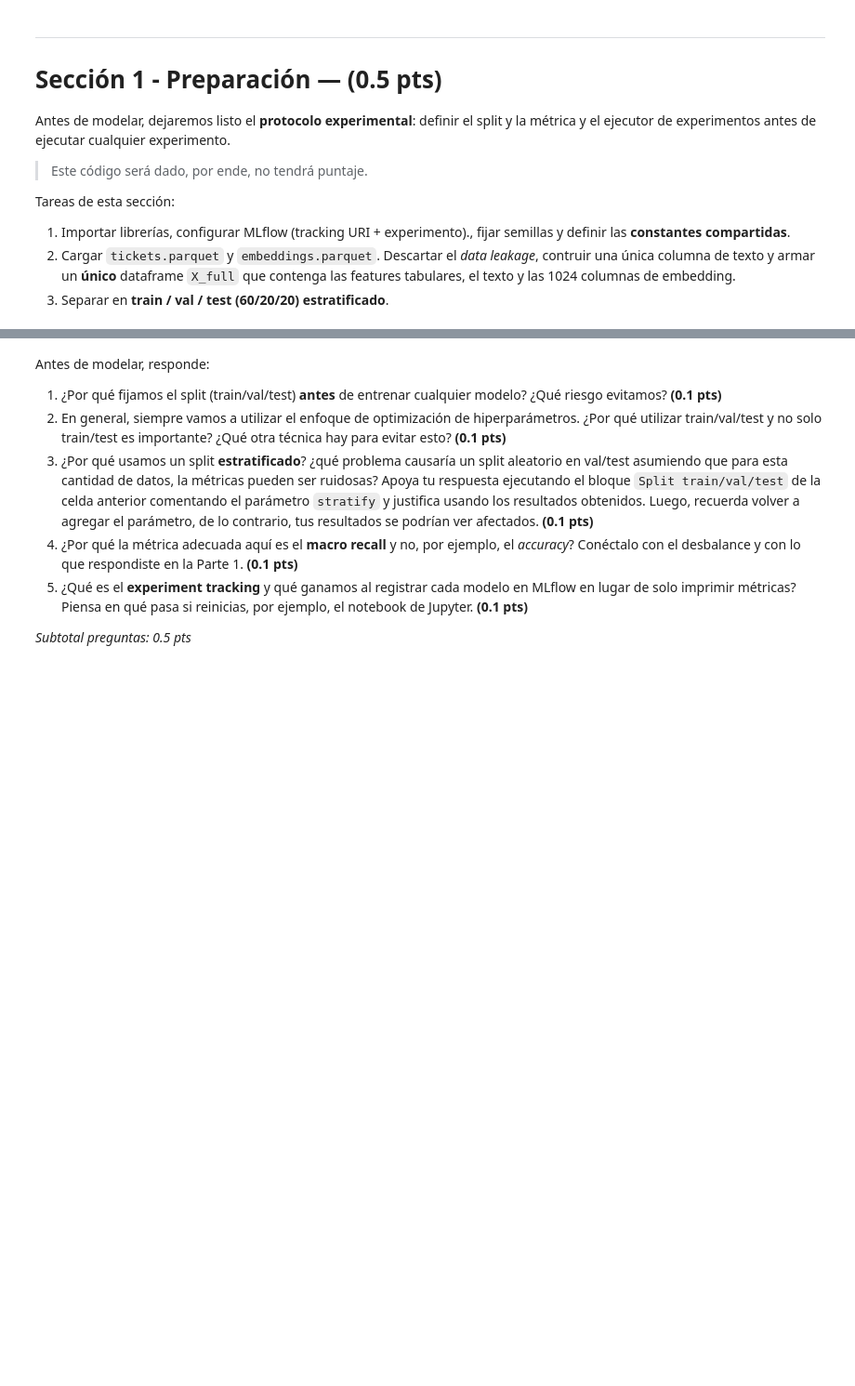
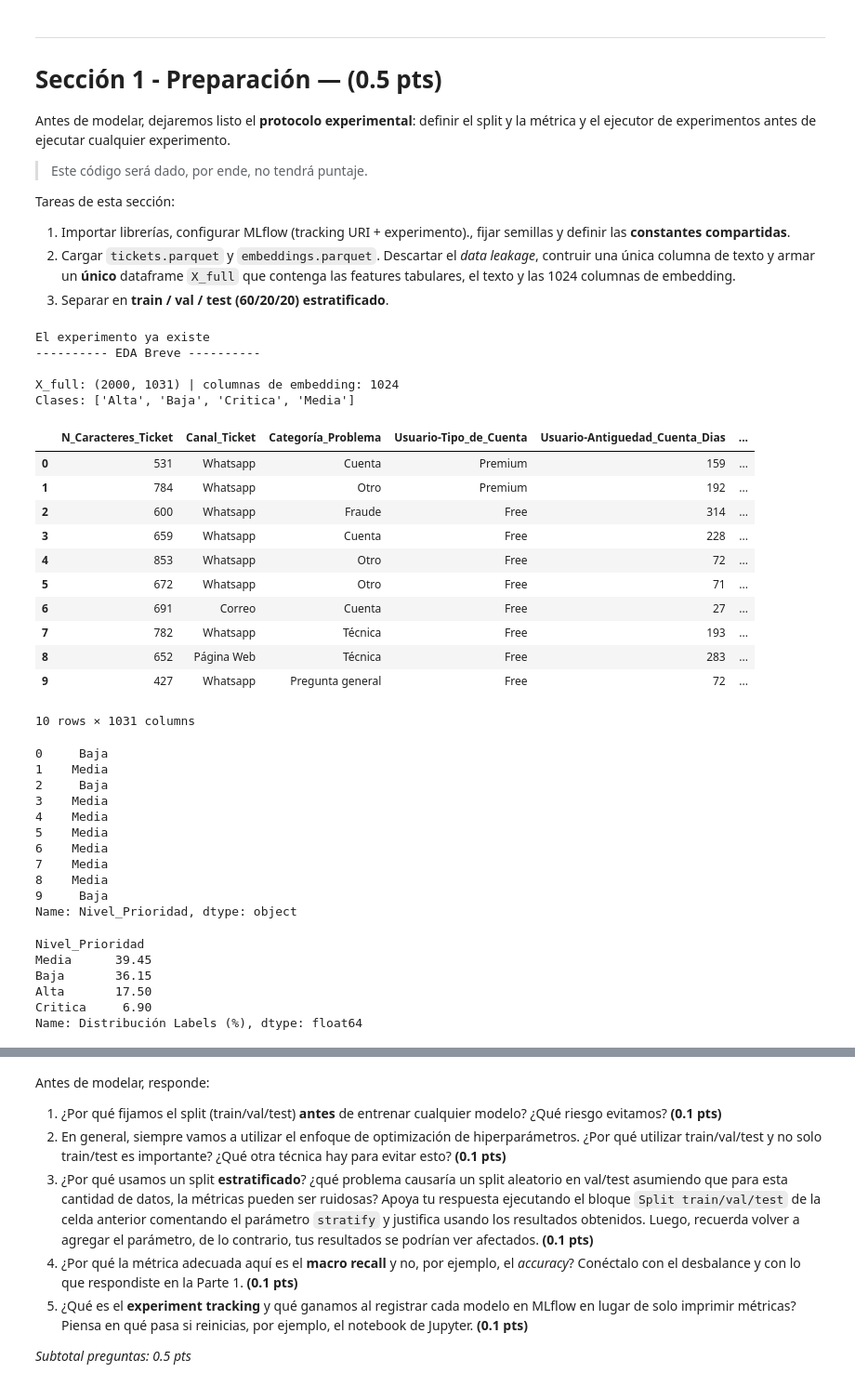
Before and after one commit to FeLiJaNdRo/MDS7202-Labs, a Jupyter notebook: proyecto/Parte2/Enunciado_Parte2_Modelo.ipynb, the cells around one changed output, grey strips where cells are left out. Shown at 93% size. Cells and saved outputs as stored; diff of their text form; code cells hidden in the pictures; blank space fills up the shorter version.

Commit message:
Se agrega la parte 2 resuelta del proyecto

```diff
--- a/proyecto/Parte2/Enunciado_Parte2_Modelo.ipynb
+++ b/proyecto/Parte2/Enunciado_Parte2_Modelo.ipynb
@@ -131,7 +131,7 @@ except mlflow.exceptions.MlflowException:
 mlflow.set_experiment("ProyectoMDS7202")
 
 # Definir constantes y fijar semillas
-SEED = 42
+SEED = 67
 
 np.random.seed(SEED)
 
@@ -140,35 +140,70 @@ NUM_COLS = ["N_Caracteres_Ticket"]
 CAT_COLS = ["Canal_Ticket", "Categoría_Problema"]
 TEXT_COL = "Texto"
 
 # ------------ 2. Cargar y preprocesar los datos ------------
 
 # Cargar datos tabulares
-df = pd.read_parquet("data/tickets.parquet")
+df = pd.read_parquet(r"C:\MDS_proyectos\MDS7202-Labs\proyecto\data\tickets.parquet")
 
 # Descartamos la variable con data leakage detectada en la Parte 1
 df = df.drop(columns=["Tiempo_de_Resolución_Horas"])
 
 # Combinar campos de texto en una sola columna "Texto"
 df["Texto"] = df["Asunto_Ticket"].fillna("") + " " + df["Contenido_Ticket"].fillna("")
 
 # Cargar Embeddings (mismo orden de filas que df).
-embeddings = pd.read_parquet("data/embeddings.parquet")
+embeddings = pd.read_parquet(r"C:\MDS_proyectos\MDS7202-Labs\proyecto\data\embeddings.parquet")
 EMBEDDING_COLS = list(embeddings.columns)
 
 # Generar único dataframe con todas las variables: tabular + texto + embeddings.
 X_full = pd.merge(
     df.drop(columns=["Nivel_Prioridad", "Asunto_Ticket", "Contenido_Ticket"]),
     embeddings,
     on="Id_Ticket",
 ).drop(columns=["Id_Ticket"])
 y = df["Nivel_Prioridad"]
 
 print("---------- EDA Breve ----------\n")
 print("X_full:", X_full.shape, "| columnas de embedding:", len(EMBEDDING_COLS))
 print("Clases:", sorted(y.unique()))
 display(X_full.head(10))
 display(y.head(10))
 display((y.value_counts() / len(y)).mul(100).round(2).rename("Distribución Labels (%)", inplace=True))
+# %% [output]
+El experimento ya existe
+---------- EDA Breve ----------
+
+X_full: (2000, 1031) | columnas de embedding: 1024
+Clases: ['Alta', 'Baja', 'Critica', 'Media']
+|  | N_Caracteres_Ticket | Canal_Ticket | Categoría_Problema | Usuario-Tipo_de_Cuenta | Usuario-Antiguedad_Cuenta_Dias | ... |
+| 0 | 531 | Whatsapp | Cuenta | Premium | 159 | ... |
+| 1 | 784 | Whatsapp | Otro | Premium | 192 | ... |
+| 2 | 600 | Whatsapp | Fraude | Free | 314 | ... |
+| 3 | 659 | Whatsapp | Cuenta | Free | 228 | ... |
+| 4 | 853 | Whatsapp | Otro | Free | 72 | ... |
+| 5 | 672 | Whatsapp | Otro | Free | 71 | ... |
+| 6 | 691 | Correo | Cuenta | Free | 27 | ... |
+| 7 | 782 | Whatsapp | Técnica | Free | 193 | ... |
+| 8 | 652 | Página Web | Técnica | Free | 283 | ... |
+| 9 | 427 | Whatsapp | Pregunta general | Free | 72 | ... |
+10 rows × 1031 columns
+0     Baja
+1    Media
+2     Baja
+3    Media
+4    Media
+5    Media
+6    Media
+7    Media
+8    Media
+9     Baja
+Name: Nivel_Prioridad, dtype: object
+Nivel_Prioridad
+Media      39.45
+Baja       36.15
+Alta       17.50
+Critica     6.90
+Name: Distribución Labels (%), dtype: float64
 # %%
 # ------------ 3. Split train/val/test ------------
 
```
Also changed, not shown: parts of 5 cells of this notebook, 2 other files.
